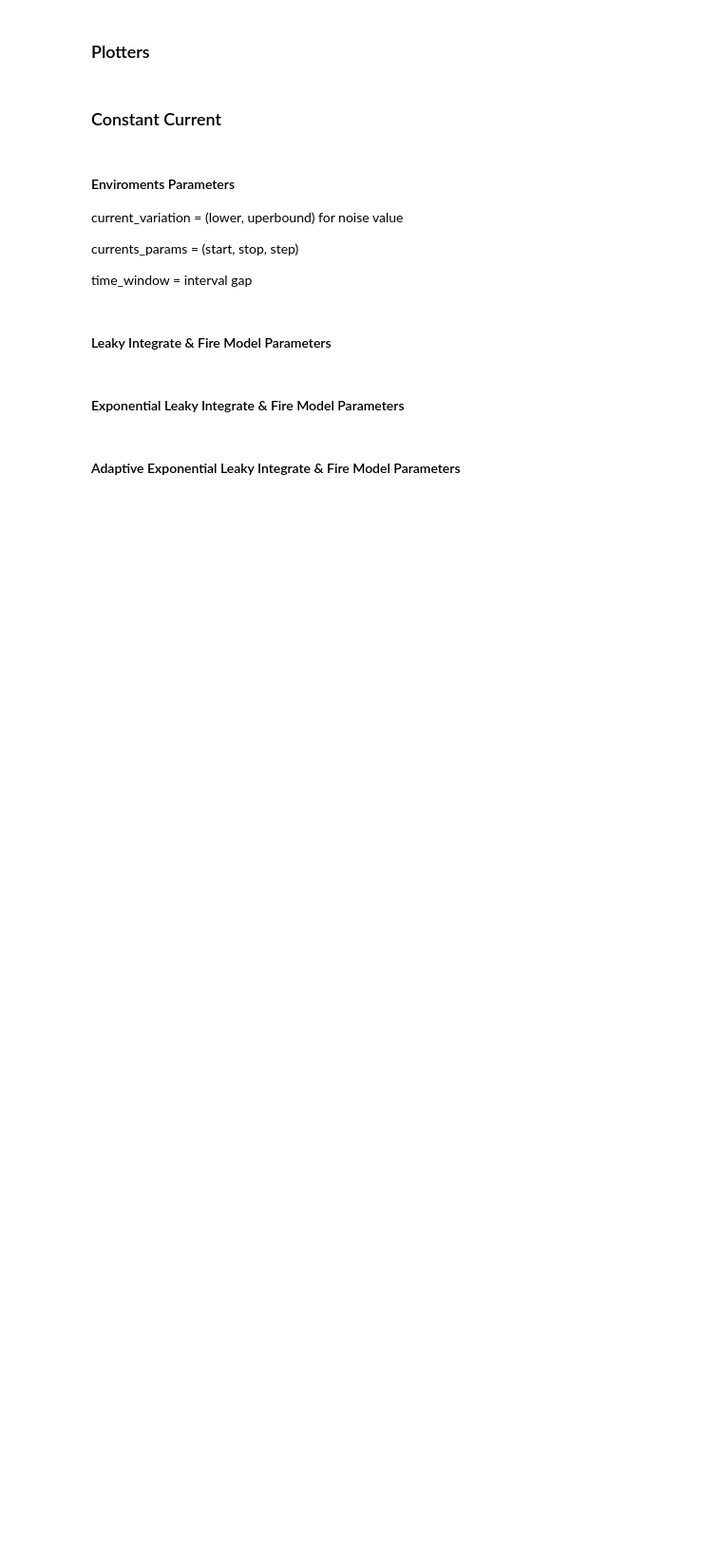
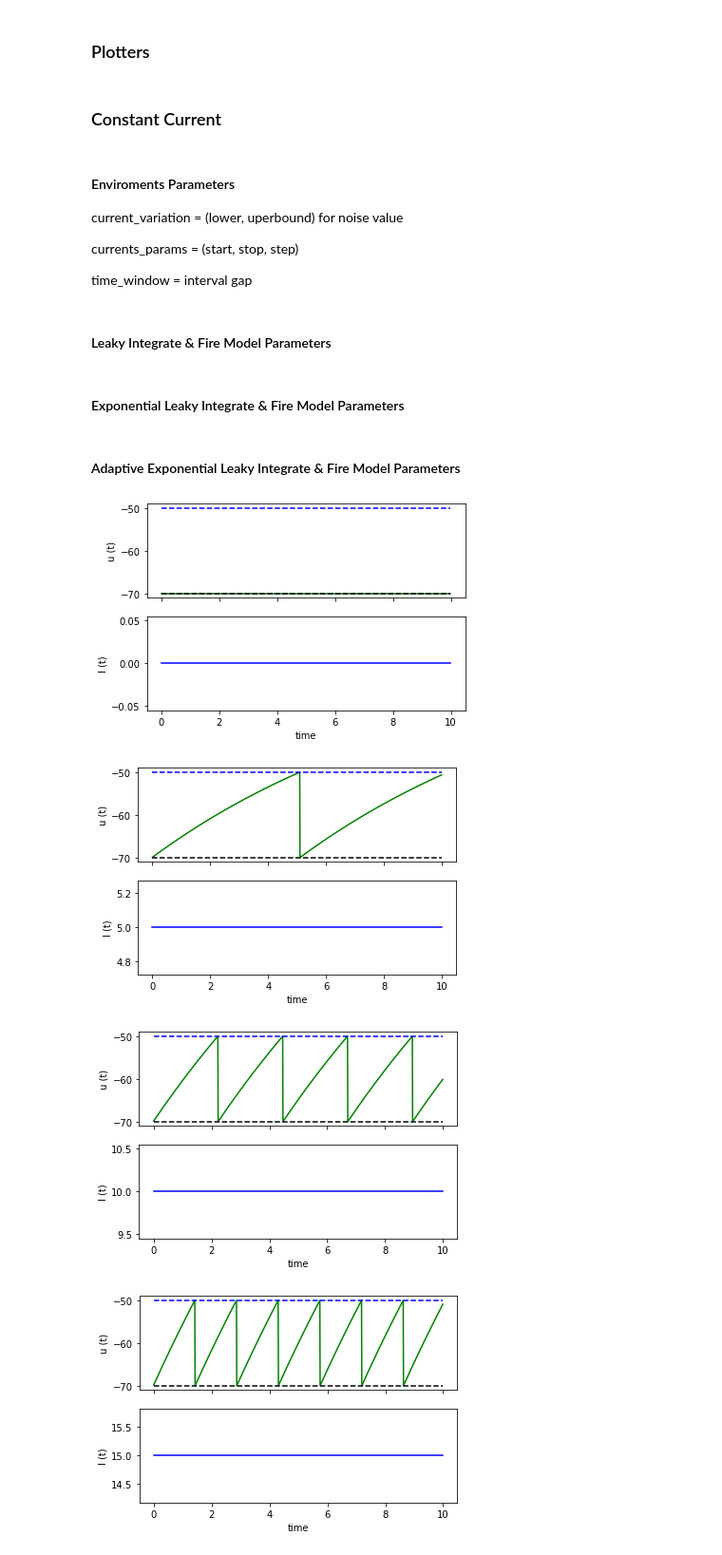
Before and after one commit to realamirhe/awesome-computational-neuro-science, a Jupyter notebook: SNN Models.ipynb, the cells around one changed output. Shown at 95% size. Drawn from its saved outputs; the diff is of its cells as text; code cells hidden in the pictures; blank space fills up the shorter version.

```diff
--- a/SNN Models.ipynb
+++ b/SNN Models.ipynb
@@ -224,4 +225,5 @@ env = params_creator.get('Env')((-1,1), (0, 50, 5), 10)
 # 'dt resistor tau threshold uRest'
 lif_params = [
     params_creator.get('LIF')(0.01, 10, 10, -50, -70),
+    params_creator.get('LIF')(0.01, 10, 5, -50, -70), # τ -= 5
 ]
@@ -247,3 +241,13 @@ noisy_current(ELIF, elif_params[0])
 aelif_params = [
      params_creator.get('AELIF')(1, 5, 1, 0.01, 10, 10, 5, -50, -70, 2),
 ]
+# %%
+config_number = 0
+assert 0 <= config_number <= min([len(lif_params), len(elif_params), len(aelif_params)]), 'config_number is not in acceptable range'
+# %%
+constant_current(LIF, lif_params[config_number], env)
+# %% [output]
+[figure, added]
+[figure, added]
+[figure, added]
+[figure, added]
```
Also changed, not shown: parts of 11 cells of this notebook.
